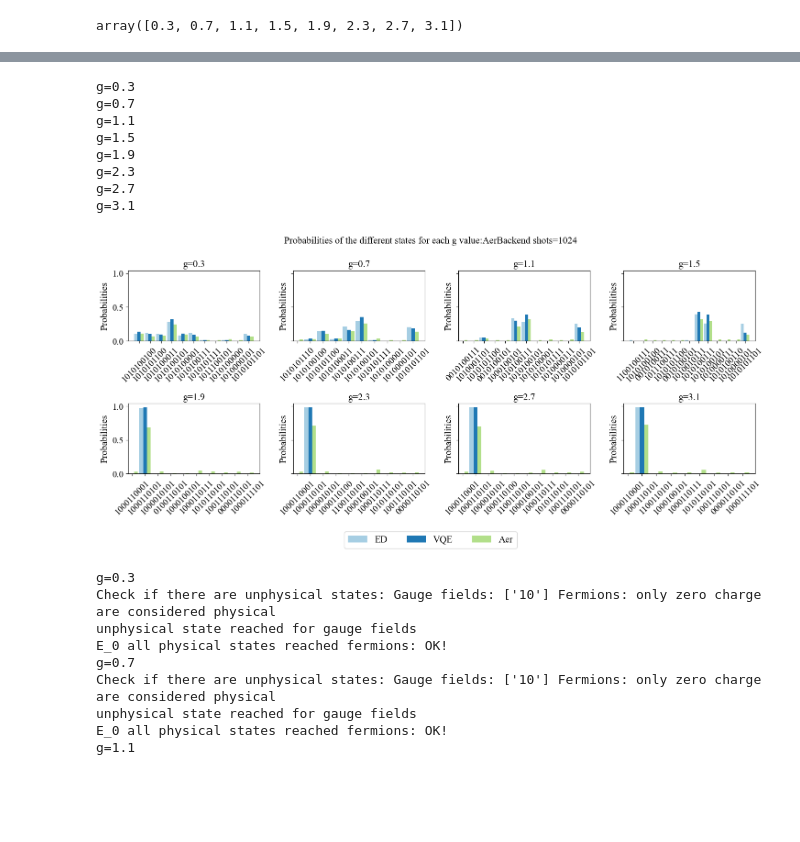
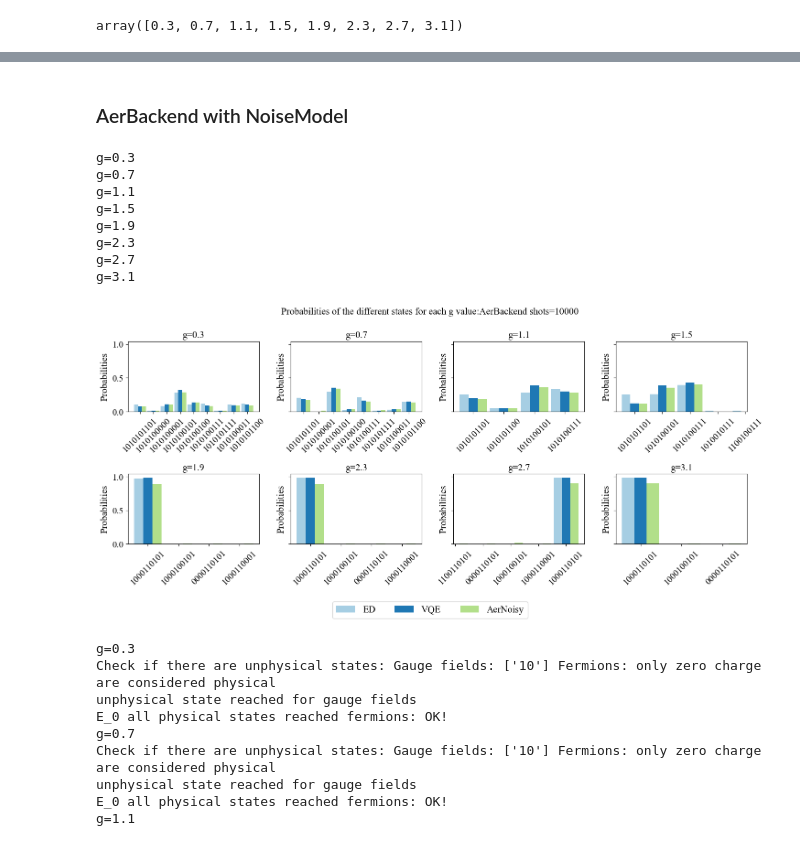
Before and after one commit to ariannacrippa/QC_lattice_H, a Jupyter notebook: notebooks/Quantinuum/static_potential_fermions_pytket.ipynb, the cells around one changed output, grey strips where cells are left out. Cells and saved outputs as stored; diff of their text form; code cells hidden in the pictures; blank space fills up the shorter version.

```diff
--- a/notebooks/Quantinuum/static_potential_fermions_pytket.ipynb
+++ b/notebooks/Quantinuum/static_potential_fermions_pytket.ipynb
@@ -565,0 +781,3 @@ array([0.3, 0.7, 1.1, 1.5, 1.9, 2.3, 2.7, 3.1])
+# %%
+aer_backend = AerBackend()
+nshots = 10_000
@@ -566 +849,3 @@ array([0.3, 0.7, 1.1, 1.5, 1.9, 2.3, 2.7, 3.1])
+# %% [markdown]
+### AerBackend with NoiseModel
 # %%
@@ -582,13 +865,17 @@ aer_backend=AerBackend(noise_model=noisemodel)
 # %%
-dict_aer_tot=[]
-dict_ed_tot=[]
-dict_vqe_tot=[]
-for index,g in zip(indices,g_values_file[indices]):
-    print(f'g={np.round(g,2)}')
+dict_aer_tot = []
+dict_ed_tot = []
+dict_vqe_tot = []
+for index, g in zip(indices, g_values_file[indices]):
+    print(f"g={np.round(g,2)}")
     dict_ed_tot.append(dict_ed_file[index])
-    #dict_vqe_tot.append(dict_vqe_file[index])
-    #XXX use last point for vqe results
-    dict_vqe_tot.append(Statevector(qc_tot2.assign_parameters(parameters_list_file[index])).probabilities_dict())
+    # dict_vqe_tot.append(dict_vqe_file[index])
+    # XXX use last point for vqe results
+    dict_vqe_tot.append(
+        Statevector(
+            qc_tot2.assign_parameters(parameters_list_file[index])
+        ).probabilities_dict()
+    )
 
     circuit = qiskit_to_tk(qc_tot2.assign_parameters(parameters_list_file[index]))
     # map between qubits of the old circuit and the new circuit
@@ -608,15 +895,17 @@ for index,g in zip(indices,g_values_file[indices]):
         orig[5]: new[9],
     }
     circuit.rename_units(map_rename)
-    #render_circuit_jupyter(circuit)
-    circ_compiled = aer_backend.get_compiled_circuit(circuit.measure_all(), optimisation_level=2)
+    # render_circuit_jupyter(circuit)
+    circ_compiled = aer_backend.get_compiled_circuit(
+        circuit.measure_all(), optimisation_level=2
+    )
 
-    #visualize circuit
-    #render_circuit_jupyter(circ_compiled)
+    # visualize circuit
+    # render_circuit_jupyter(circ_compiled)
     handle = aer_backend.process_circuit(circ_compiled, n_shots=nshots)
     result = aer_backend.get_result(handle)
 
-    probs=probs_from_counts(aer_backend.get_result(handle).get_counts())
+    probs = probs_from_counts(aer_backend.get_result(handle).get_counts())
     dict_aer = {"".join(str(bit) for bit in k[::-1]): v for k, v in probs.items()}
     dict_aer_tot.append(dict_aer)
 # %% [output]
@@ -629,8 +918,14 @@ g=2.3
 g=2.7
 g=3.1
 # %%
-#noise model ibm cusco
-plot_data_func(g_values_file[indices],[dict_ed_tot,dict_vqe_tot,dict_aer_tot],['ED','VQE','Aer'],aer_backend,nshots)
+# noise model ibm cusco
+plot_data_func(
+    g_values_file[indices],
+    [dict_ed_tot, dict_vqe_tot, dict_aer_tot],
+    ["ED", "VQE", "AerNoisy"],
+    aer_backend,
+    nshots,
+)
 # %% [output]
-[figure, old version]
+[figure, new version]
 # %%
```
Also changed, not shown: parts of 79 cells of this notebook.
